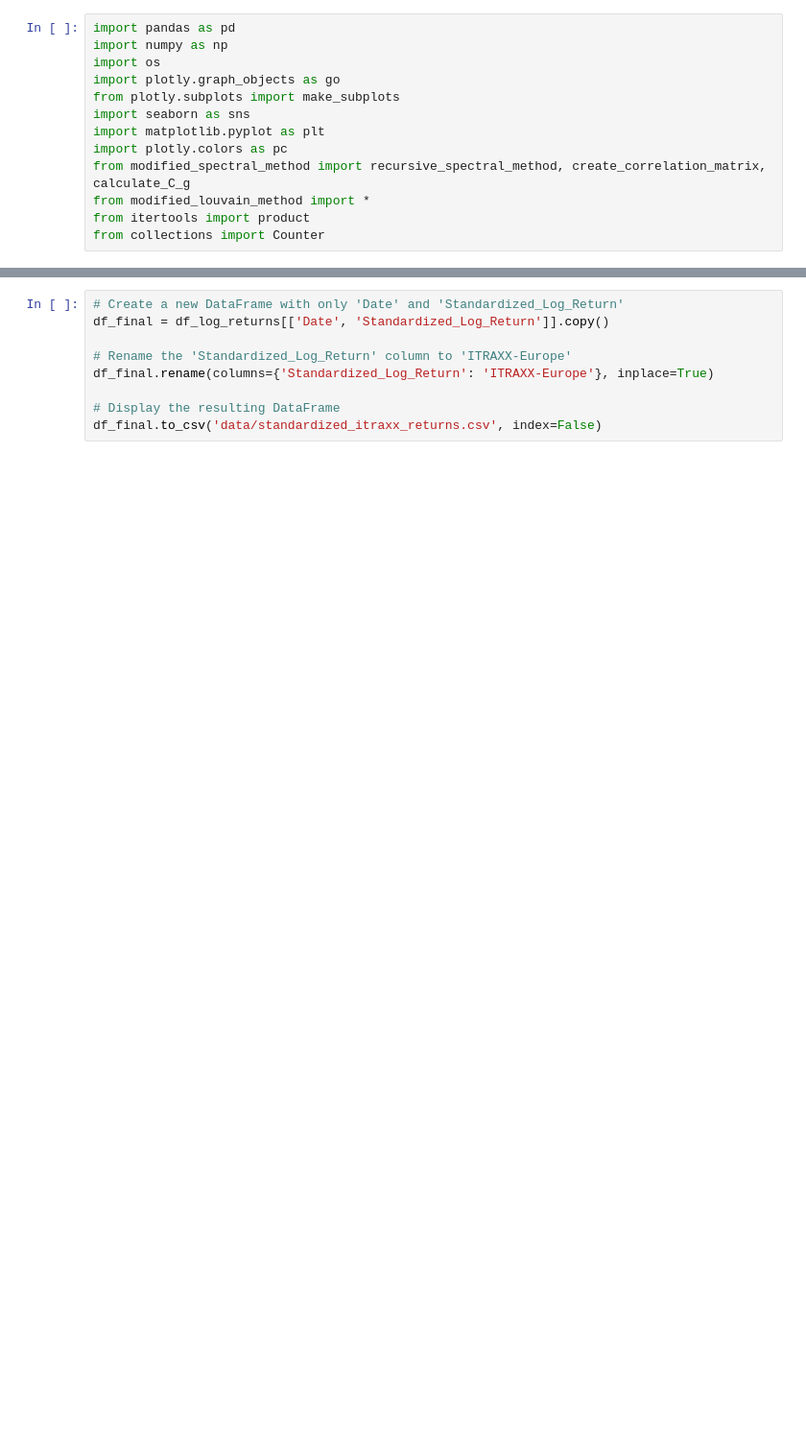
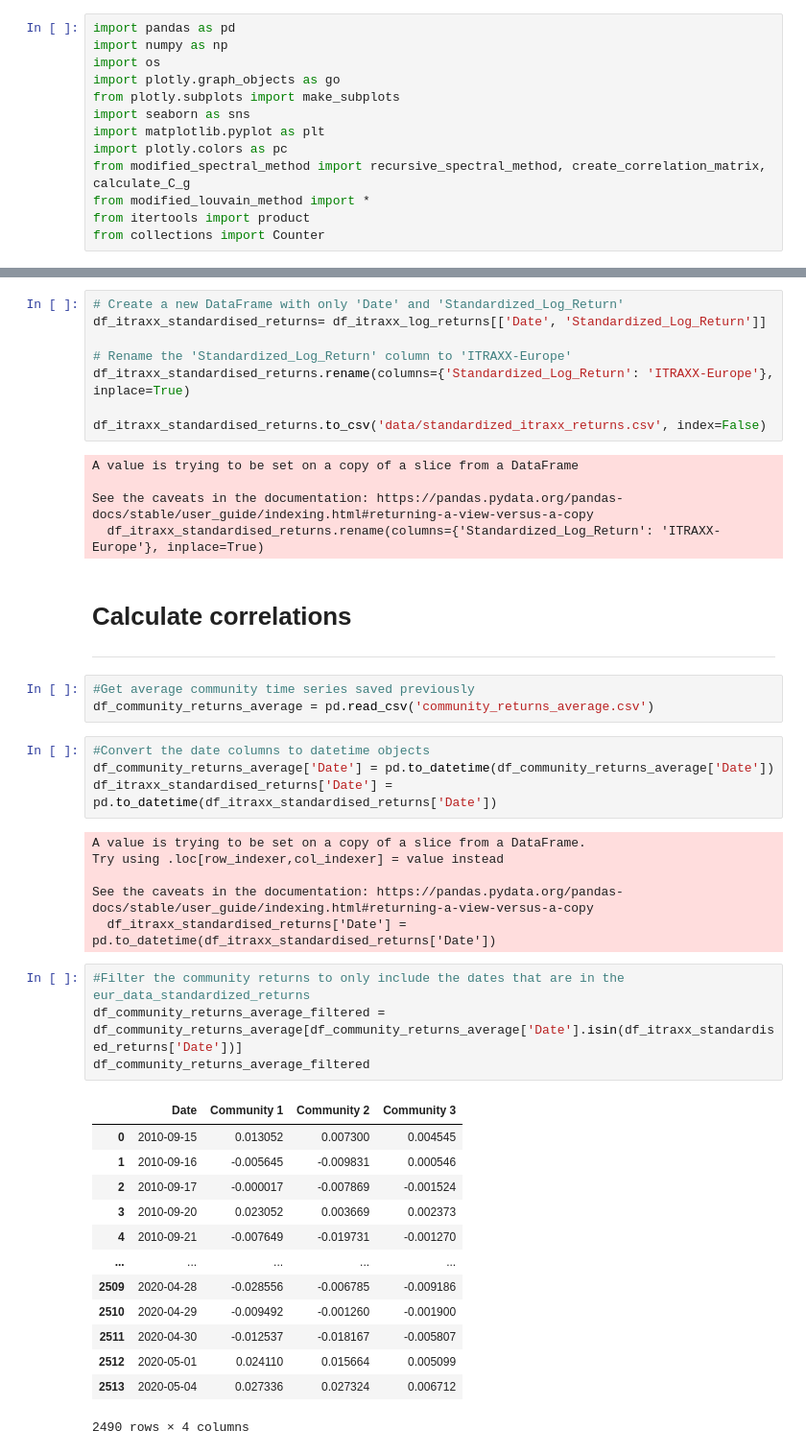
Before and after one commit to KLCALAW/ATCF, a Jupyter notebook: itraxx_correlation.ipynb, the cells around one changed output, grey strips where cells are left out. Shown at 96% size. Saved outputs shown, nothing was run; the diff lists cells and outputs as text; blank space fills up the shorter version.

```diff
--- a/itraxx_correlation.ipynb
+++ b/itraxx_correlation.ipynb
@@ -54,9 +119,47 @@ df_log_return
 # %%
 # Create a new DataFrame with only 'Date' and 'Standardized_Log_Return'
-df_final = df_log_returns[['Date', 'Standardized_Log_Return']].copy()
+df_itraxx_standardised_returns= df_itraxx_log_returns[['Date', 'Standardized_Log_Return']]
 
 # Rename the 'Standardized_Log_Return' column to 'ITRAXX-Europe'
-df_final.rename(columns={'Standardized_Log_Return': 'ITRAXX-Europe'}, inplace=True)
+df_itraxx_standardised_returns.rename(columns={'Standardized_Log_Return': 'ITRAXX-Europe'}, inplace=True)
 
-# Display the resulting DataFrame
-df_final.to_csv('data/standardized_itraxx_returns.csv', index=False)
+df_itraxx_standardised_returns.to_csv('data/standardized_itraxx_returns.csv', index=False)
+# %% [output]
+A value is trying to be set on a copy of a slice from a DataFrame
+
+See the caveats in the documentation: https://pandas.pydata.org/pandas-docs/stable/user_guide/indexing.html#returning-a-view-versus-a-copy
+  df_itraxx_standardised_returns.rename(columns={'Standardized_Log_Return': 'ITRAXX-Europe'}, inplace=True)
+# %% [markdown]
+# Calculate correlations
+---
+# %%
+#Get average community time series saved previously
+df_community_returns_average = pd.read_csv('community_returns_average.csv')
+# %%
+#Convert the date columns to datetime objects
+df_community_returns_average['Date'] = pd.to_datetime(df_community_returns_average['Date'])
+df_itraxx_standardised_returns['Date'] = pd.to_datetime(df_itraxx_standardised_returns['Date'])
+# %% [output]
+A value is trying to be set on a copy of a slice from a DataFrame.
+Try using .loc[row_indexer,col_indexer] = value instead
+
+See the caveats in the documentation: https://pandas.pydata.org/pandas-docs/stable/user_guide/indexing.html#returning-a-view-versus-a-copy
+  df_itraxx_standardised_returns['Date'] = pd.to_datetime(df_itraxx_standardised_returns['Date'])
+# %%
+#Filter the community returns to only include the dates that are in the eur_data_standardized_returns
+df_community_returns_average_filtered = df_community_returns_average[df_community_returns_average['Date'].isin(df_itraxx_standardised_returns['Date'])]
+df_community_returns_average_filtered
+# %% [output]
+|  | Date | Community 1 | Community 2 | Community 3 |
+| 0 | 2010-09-15 | 0.013052 | 0.007300 | 0.004545 |
+| 1 | 2010-09-16 | -0.005645 | -0.009831 | 0.000546 |
+| 2 | 2010-09-17 | -0.000017 | -0.007869 | -0.001524 |
+| 3 | 2010-09-20 | 0.023052 | 0.003669 | 0.002373 |
+| 4 | 2010-09-21 | -0.007649 | -0.019731 | -0.001270 |
+| ... | ... | ... | ... | ... |
+| 2509 | 2020-04-28 | -0.028556 | -0.006785 | -0.009186 |
+| 2510 | 2020-04-29 | -0.009492 | -0.001260 | -0.001900 |
+| 2511 | 2020-04-30 | -0.012537 | -0.018167 | -0.005807 |
+| 2512 | 2020-05-01 | 0.024110 | 0.015664 | 0.005099 |
+| 2513 | 2020-05-04 | 0.027336 | 0.027324 | 0.006712 |
+2490 rows × 4 columns
```
Also changed, not shown: parts of 11 cells of this notebook, 2 other files.
